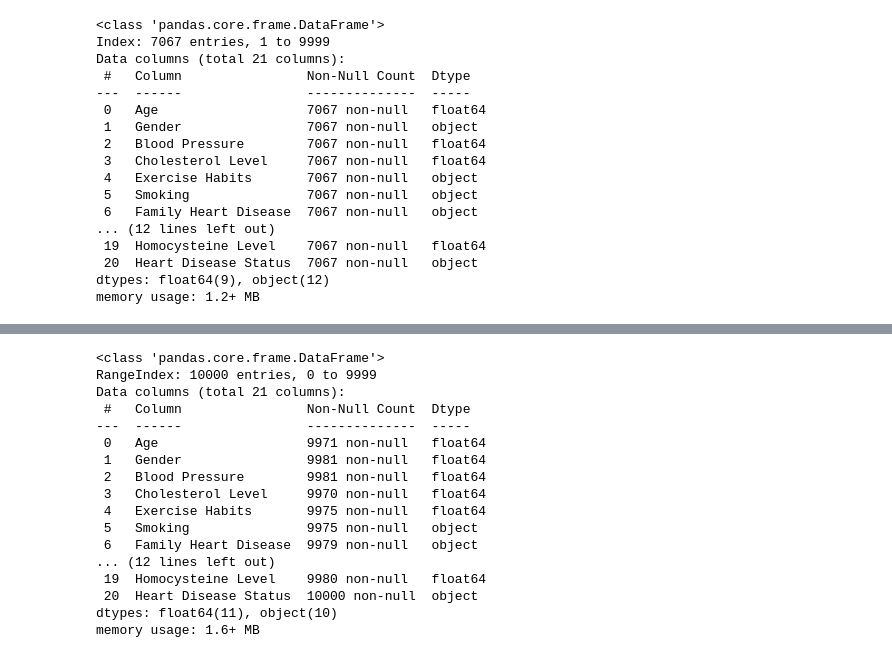
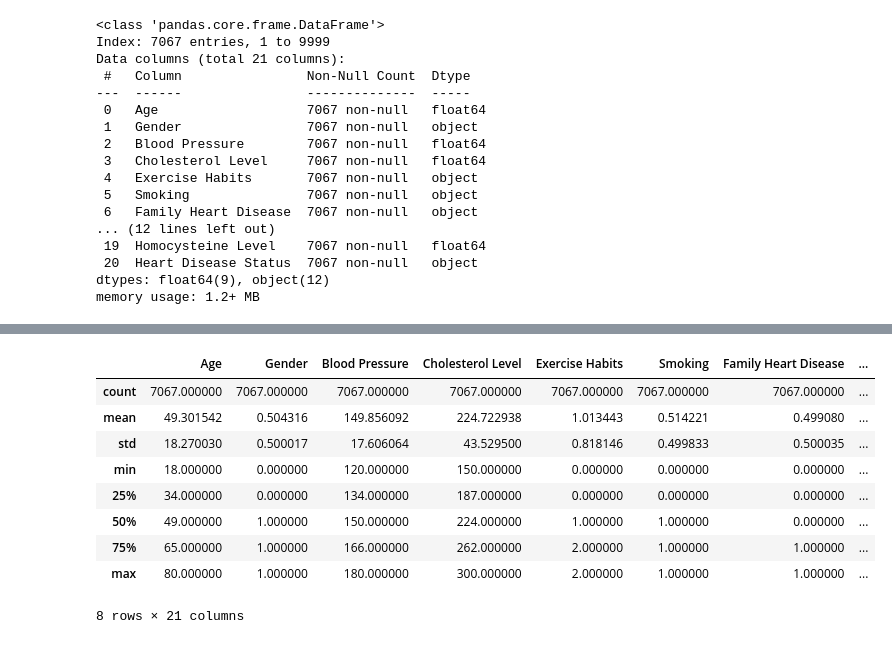
Before and after one commit to HongxuTeoh/AI_Assignment, a Jupyter notebook: AI_Assignment.ipynb, the cells around one changed output, grey strips where cells are left out. Saved outputs shown, nothing was run; the diff lists cells and outputs as text; code cells hidden in the pictures.

```diff
--- a/AI_Assignment.ipynb
+++ b/AI_Assignment.ipynb
@@ -31,0 +84,13 @@ Find and drop missing row
+# %%
+data['Gender'] = data['Gender'].map({'Male': 1, 'Female': 0})
+data['Exercise Habits'] = data['Exercise Habits'].map({'Low': 0, 'Medium': 1, 'High': 2})
+data['Smoking'] = data['Smoking'].map({'No': 0, 'Yes': 1})
+data['Family Heart Disease'] = data['Family Heart Disease'].map({'No': 0, 'Yes': 1})
+data['Diabetes'] = data['Diabetes'].map({'No': 0, 'Yes': 1})
+data['High Blood Pressure'] = data['High Blood Pressure'].map({'No': 0, 'Yes': 1})
+data['Low HDL Cholesterol'] = data['Low HDL Cholesterol'].map({'No': 0, 'Yes': 1})
+data['High LDL Cholesterol'] = data['High LDL Cholesterol'].map({'No': 0, 'Yes': 1})
+data['Alcohol Consumption'] = data['Alcohol Consumption'].map({'Low': 0, 'Medium': 1, 'High': 2})
+data['Stress Level'] = data['Stress Level'].map({'Low': 0, 'Medium': 1, 'High': 2})
+data['Sugar Consumption'] = data['Sugar Consumption'].map({'Low': 0, 'Medium': 1, 'High': 2})
+data['Heart Disease Status'] = data['Heart Disease Status'].map({'No': 0, 'Yes': 1})
@@ -183,3 +184,0 @@ Column: Heart Disease Status<br>
-# %%
-# to view the table's data, will delete it after done
-data = pd.read_csv('\AI_Assignment\heart_disease.csv')
@@ -205,20 +185,13 @@ data
-# %%
-data.info()
-# %% [output]
-<class 'pandas.core.frame.DataFrame'>
-RangeIndex: 10000 entries, 0 to 9999
-Data columns (total 21 columns):
- #   Column                Non-Null Count  Dtype
----  ------                --------------  -----
- 0   Age                   9971 non-null   float64
- 1   Gender                9981 non-null   float64
- 2   Blood Pressure        9981 non-null   float64
- 3   Cholesterol Level     9970 non-null   float64
- 4   Exercise Habits       9975 non-null   float64
- 5   Smoking               9975 non-null   object
- 6   Family Heart Disease  9979 non-null   object
-... (12 lines left out)
- 19  Homocysteine Level    9980 non-null   float64
- 20  Heart Disease Status  10000 non-null  object
-dtypes: float64(11), object(10)
-memory usage: 1.6+ MB
+# %%
+data.describe()
+# %% [output]
+|  | Age | Gender | Blood Pressure | Cholesterol Level | Exercise Habits | Smoking | Family Heart Disease | ... |
+| count | 7067.000000 | 7067.000000 | 7067.000000 | 7067.000000 | 7067.000000 | 7067.000000 | 7067.000000 | ... |
+| mean | 49.301542 | 0.504316 | 149.856092 | 224.722938 | 1.013443 | 0.514221 | 0.499080 | ... |
+| std | 18.270030 | 0.500017 | 17.606064 | 43.529500 | 0.818146 | 0.499833 | 0.500035 | ... |
+| min | 18.000000 | 0.000000 | 120.000000 | 150.000000 | 0.000000 | 0.000000 | 0.000000 | ... |
+| 25% | 34.000000 | 0.000000 | 134.000000 | 187.000000 | 0.000000 | 0.000000 | 0.000000 | ... |
+| 50% | 49.000000 | 1.000000 | 150.000000 | 224.000000 | 1.000000 | 1.000000 | 0.000000 | ... |
+| 75% | 65.000000 | 1.000000 | 166.000000 | 262.000000 | 2.000000 | 1.000000 | 1.000000 | ... |
+| max | 80.000000 | 1.000000 | 180.000000 | 300.000000 | 2.000000 | 1.000000 | 1.000000 | ... |
+8 rows × 21 columns
```
Also changed, not shown: parts of 9 cells of this notebook.
